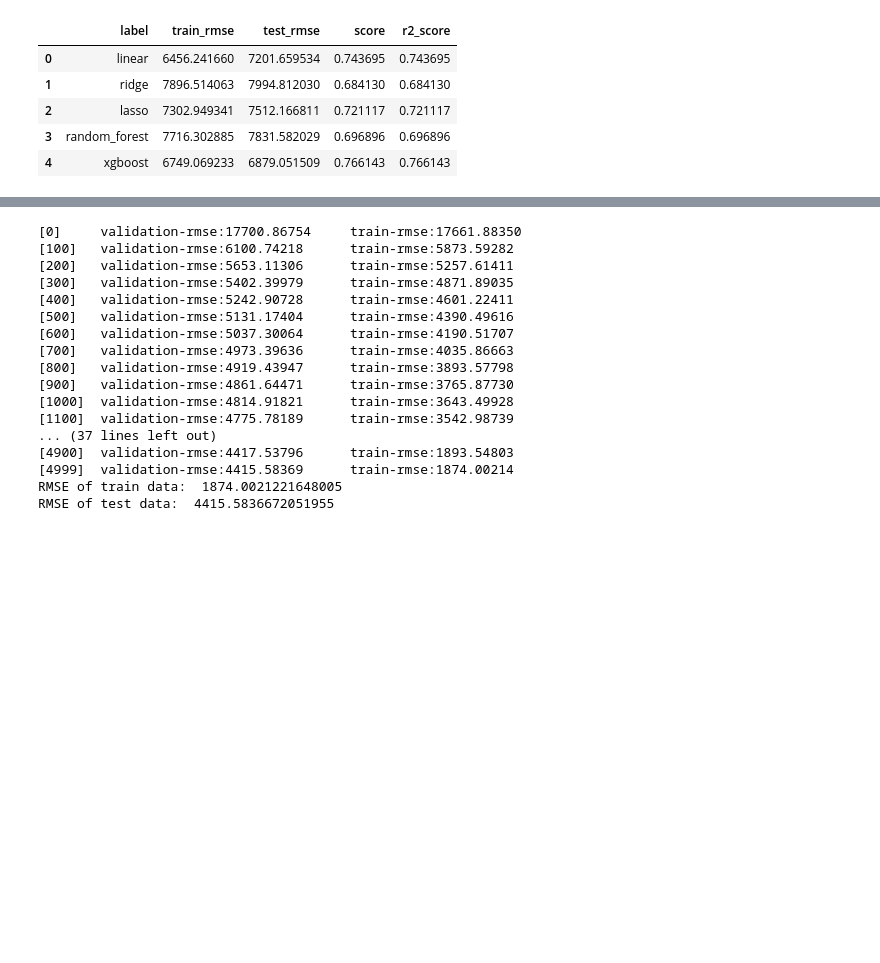
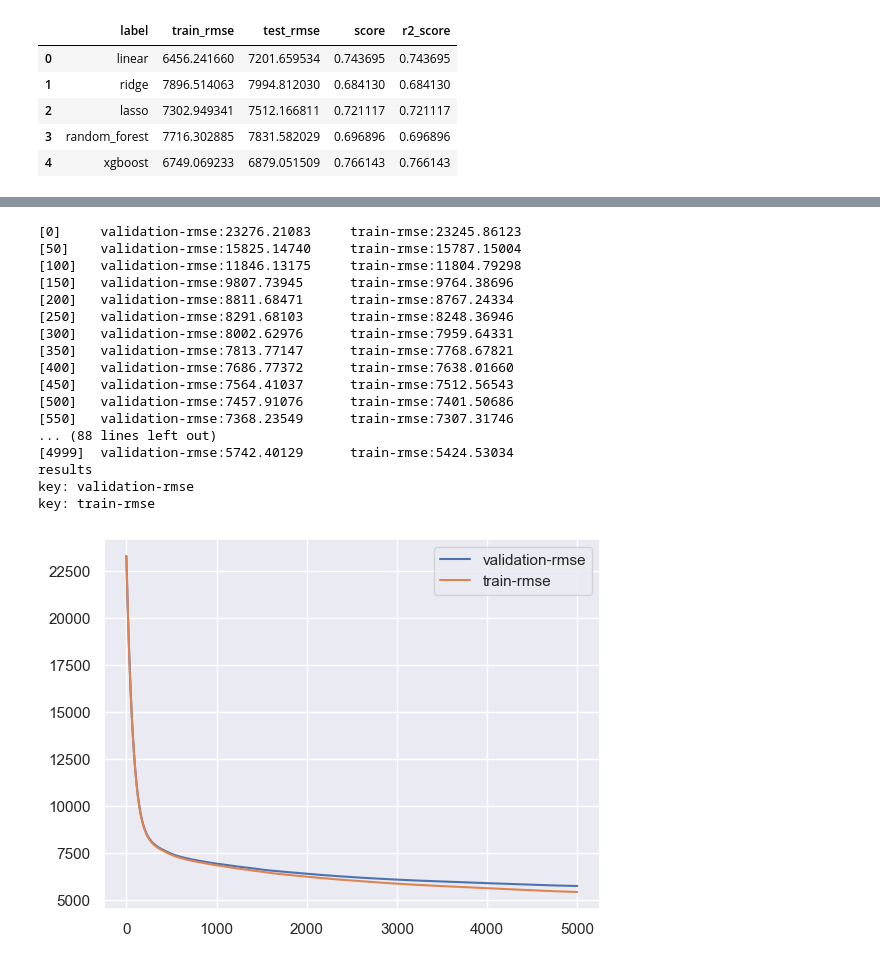
Before and after one commit to ranton256/used_car_sale_price_analysis, a Jupyter notebook: used_car_price_regression.ipynb, the cells around one changed output, grey strips where cells are left out. Drawn from its saved outputs; the diff is of its cells as text; code cells hidden in the pictures; blank space fills up the shorter version.

```diff
--- a/used_car_price_regression.ipynb
+++ b/used_car_price_regression.ipynb
@@ -673,3 +538,32 @@ def calc_permutation_importance():
+# %%
+# Callback for xgboost to save error metrics by epoch.
+class EvalCapture(xgb.callback.TrainingCallback):
+
+    def __init__(self, rounds):
+        self.rounds = rounds
+        self.lines = {}
+        self.x = np.linspace(0, self.rounds, self.rounds)
+        self.evals_log = None
+
+    def _get_key(self, data, metric):
+        return f'{data}-{metric}'
+
+    def evals_result(self):
+        # return results as dict of array of values for each round.
+        results = {}
+
+        #display(self.evals_log) # TODO:
+        for data, metric in self.evals_log.items():
+            for metric_name, log in metric.items():
+                key = self._get_key(data, metric_name)
+                results[key] = log
+        return results
+
+
+    def after_iteration(self, model, epoch, evals_log):
+        # Keep most recent log
+        self.evals_log = evals_log
+        return False
 # %%
 def xgboost_fit(X_train, y_train, X_test, y_test, enable_cat, n_rounds = 5000):
     # This is the non pipeline version for helping with measuring feature importance.
@@ -680,14 +574,22 @@ def xgboost_fit(X_train, y_train, X_test, y_test, enable_cat, n_rounds = 5000):
 
     evals = [(dtest_reg, "validation"), (dtrain_reg, "train")]
 
+    evals_capture = EvalCapture(n_rounds)
+
     model = xgb.train(
       params=params,
       dtrain=dtrain_reg,
       num_boost_round=n_rounds,
       evals=evals,
-      verbose_eval=100, # Every N rounds
-      early_stopping_rounds=10  # stop if no improvement to validation loss in 50 rounds.
+      verbose_eval=50, # print every N rounds
+      early_stopping_rounds=10,  # stop if no improvement to validation loss in N rounds.
+      callbacks=[evals_capture]
     )
+
+    print("results")
+    evals_result = evals_capture.evals_result()
+    plot_evals_result(evals_result)
+
 
     predict_test = model.predict(dtest_reg)
     predict_train = model.predict(dtrain_reg)
@@ -702,22 +604,24 @@ def xgboost_fit(X_train, y_train, X_test, y_test, enable_cat, n_rounds = 5000):
 # xgboost_fit()
 # %%
 # Train a separate model to do feature importance
-model = xgboost_fit()
+params['learning_rate'] = .01 # learning_rate
+model = xgboost_fit(X_train, y_train, X_test, y_test, enable_cat=True)
 # %% [output]
-[0]     validation-rmse:17700.86754     train-rmse:17661.88350
-[100]   validation-rmse:6100.74218      train-rmse:5873.59282
-[200]   validation-rmse:5653.11306      train-rmse:5257.61411
-[300]   validation-rmse:5402.39979      train-rmse:4871.89035
-[400]   validation-rmse:5242.90728      train-rmse:4601.22411
-[500]   validation-rmse:5131.17404      train-rmse:4390.49616
-[600]   validation-rmse:5037.30064      train-rmse:4190.51707
-[700]   validation-rmse:4973.39636      train-rmse:4035.86663
-[800]   validation-rmse:4919.43947      train-rmse:3893.57798
-[900]   validation-rmse:4861.64471      train-rmse:3765.87730
-[1000]  validation-rmse:4814.91821      train-rmse:3643.49928
-[1100]  validation-rmse:4775.78189      train-rmse:3542.98739
-... (37 lines left out)
-[4900]  validation-rmse:4417.53796      train-rmse:1893.54803
-[4999]  validation-rmse:4415.58369      train-rmse:1874.00214
-RMSE of train data:  1874.0021221648005
-RMSE of test data:  4415.5836672051955
+[0]     validation-rmse:23276.21083     train-rmse:23245.86123
+[50]    validation-rmse:15825.14740     train-rmse:15787.15004
+[100]   validation-rmse:11846.13175     train-rmse:11804.79298
+[150]   validation-rmse:9807.73945      train-rmse:9764.38696
+[200]   validation-rmse:8811.68471      train-rmse:8767.24334
+[250]   validation-rmse:8291.68103      train-rmse:8248.36946
+[300]   validation-rmse:8002.62976      train-rmse:7959.64331
+[350]   validation-rmse:7813.77147      train-rmse:7768.67821
+[400]   validation-rmse:7686.77372      train-rmse:7638.01660
+[450]   validation-rmse:7564.41037      train-rmse:7512.56543
+[500]   validation-rmse:7457.91076      train-rmse:7401.50686
+[550]   validation-rmse:7368.23549      train-rmse:7307.31746
+... (88 lines left out)
+[4999]  validation-rmse:5742.40129      train-rmse:5424.53034
+results
+key: validation-rmse
+key: train-rmse
+[figure, added]
```
Also changed, not shown: parts of 37 cells of this notebook, 4 other files.
